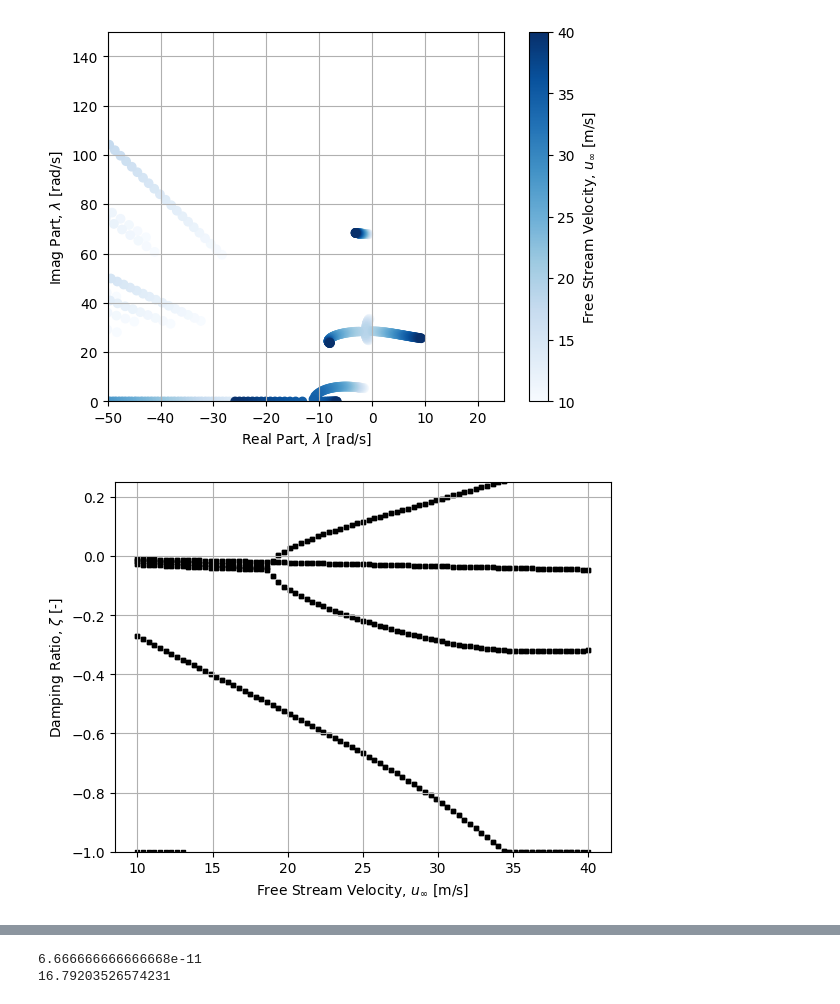
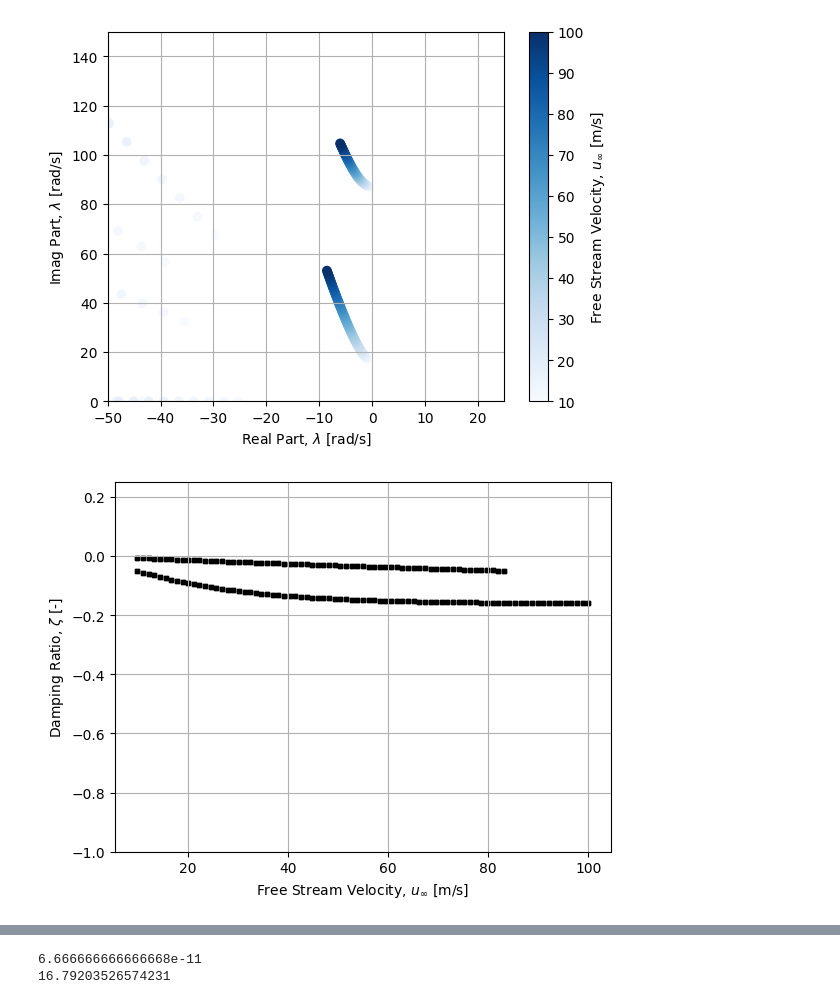
Before and after one commit to lighteningAB/sharpy, a Jupyter notebook: sharpy/try7.ipynb, the cells around one changed output, grey strips where cells are left out. Saved outputs shown, nothing was run; the diff lists cells and outputs as text; code cells hidden in the pictures.

```diff
--- a/sharpy/try7.ipynb
+++ b/sharpy/try7.ipynb
@@ -13,8 +13,8 @@ import sharpy.cases.templates.flying_wings as wings
 import sharpy.sharpy_main
 import sharpy.utils.plotutils as pu
 
-u_inf = 1.
-alpha_deg = 2.  # Define angle of attack for static aeroelastic analysis.
+u_inf = 20.
+alpha_deg = 8.  # Define angle of attack for static aeroelastic analysis.
 rho = 1.225      # Air density. #inquire about this for our wind tunnel
 
 M = 16             # Number of chordwise panels
@@ -30,7 +30,7 @@ frequency_continuous_k = np.array([0.])  # Interpolation point in the complex pl
 frequency_continuous_w = 2 * u_inf * frequency_continuous_k / c_ref
 rom_settings['frequency'] = frequency_continuous_w
 
-case_name = 'mycase6'
+case_name = 'mycase7'
 route_test_dir = os.path.abspath('')
 
 print('The case to run will be: %s' % case_name)
@@ -41,15 +41,17 @@ print('Output files will be saved in ./output/%s/' %case_name)
 #to achieve an aspect ratio of 12 we need 2*1.2/x = 12 leading to our chord of 0.2 metres
 
 #the elastic axis is at 0.33 chord and the main cg is at 0.43 chord as per the goland wing
+
+length = .5
 ws = wings.Goland(M=M,
                   N=N,
                   Mstar_fact=M_star_fact,
                   u_inf=u_inf,
                   alpha=alpha_deg,
                   rho=rho,
-                  b_ref=2. * 1.2,
+                  b_ref=2. * length,
                   main_chord= 0.2,
-                  aspect_ratio=(2. * 1.2) / 0.2,
+                  aspect_ratio=(2. * length) / 0.2,
                   sweep=0,
                   physical_time=2,
                   n_surfaces=2,
@@ -63,7 +65,7 @@ def new_update_mass_stiff(self):
     #seeing our wing has roughly 2% of the area of the goland wing we have to scale the
     #structural properties appropriately to achieve flutter, (as lift forces are proportional
     #to the wing area)
-    width = 100E-3
+    width = 50E-3
     height = 2E-3
     E = 69e9  # Young's modulus in Pascals (Pa)
     G = 26e9  # Shear modulus in Pascals (Pa)
@@ -330,23 +332,23 @@ FINISHED - CPU process time = 112.5937876 seconds
 # %%
-file_name = './output/%s/stability/velocity_analysis_min0100_max0400_nvel0081.dat' % case_name
+file_name = './output/%s/stability/velocity_analysis_min0100_max1000_nvel0081.dat' % case_name
 %matplotlib inline
 velocity_analysis = np.loadtxt(file_name)
 u_inf = velocity_analysis[:, 0]
 eigs_r = velocity_analysis[:, 1]
 eigs_i = velocity_analysis[:, 2]
 
 fig = plt.figure()
 plt.scatter(eigs_r, eigs_i, c=u_inf, cmap='Blues')
 cbar = plt.colorbar()
 cbar.set_label('Free Stream Velocity, $u_\infty$ [m/s]')
 
 plt.grid()
 plt.xlim(-50, 25)
 plt.ylim(0, 150)
 plt.xlabel('Real Part, $\lambda$ [rad/s]')
 plt.ylabel('Imag Part, $\lambda$ [rad/s]');
 # %% [output]
-[figure, old version]
+[figure, new version]
 # %%
 fig = plt.figure()
 natural_frequency = np.sqrt(eigs_r ** 2 + eigs_i ** 2)
@@ -360,7 +362,7 @@ plt.ylim(-1, 0.25)
 plt.xlabel('Free Stream Velocity, $u_\infty$ [m/s]')
 plt.ylabel('Damping Ratio, $\zeta$ [-]');
 # %% [output]
-[figure, old version]
+[figure, new version]
 # %%
 fig = plt.figure()
 cond = (eigs_r>-25) * (eigs_r<10) # filter unwanted eigenvalues for this plot (mostly aero modes)
```
Also changed, not shown: parts of 4 cells of this notebook, 1 other file.
